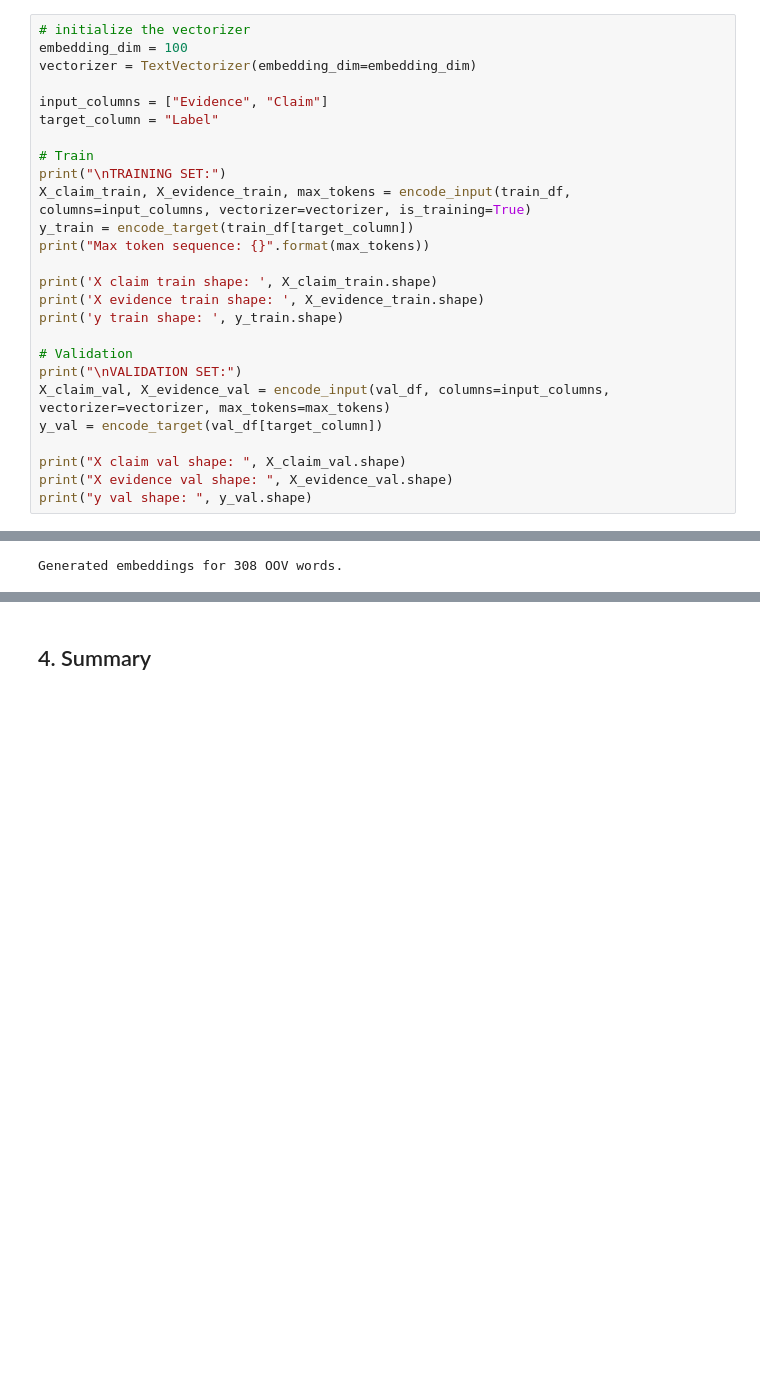
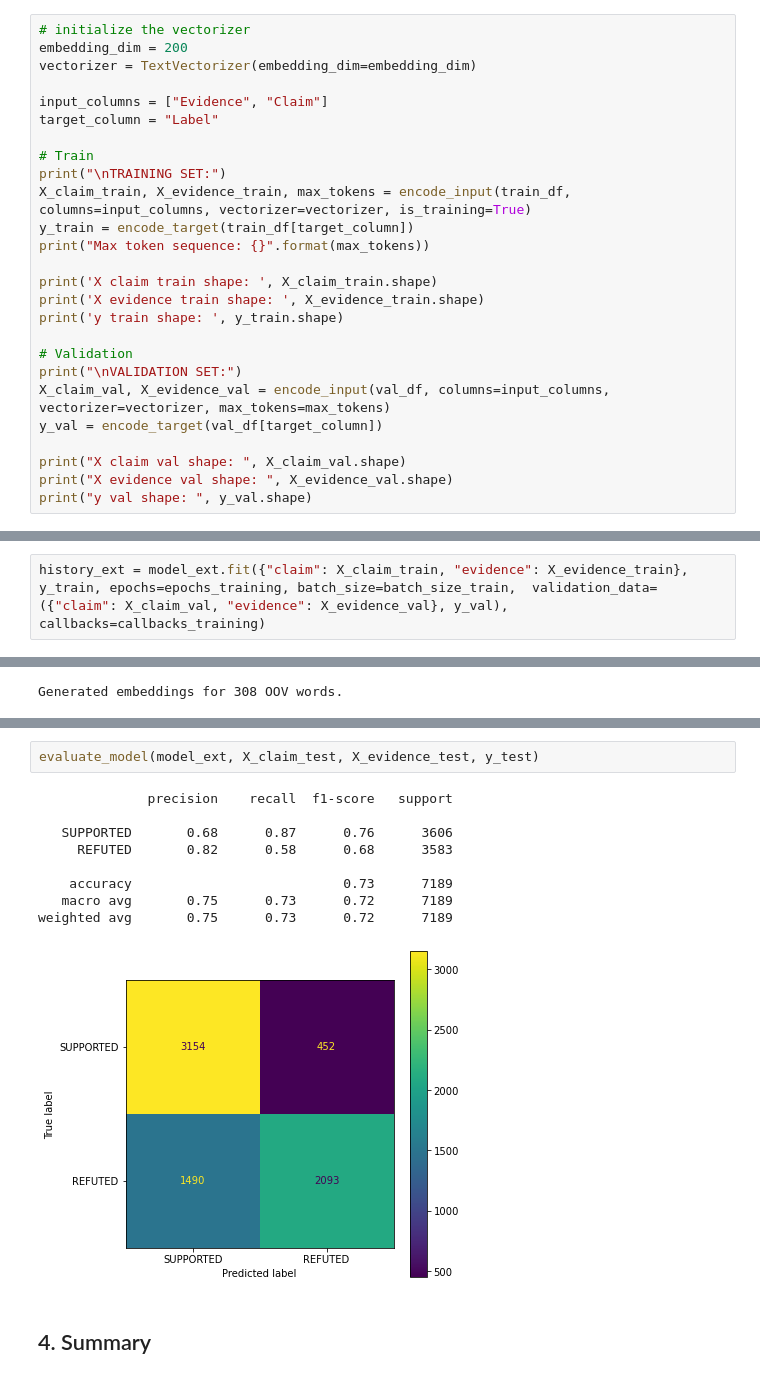
Before and after one commit to TheOnesThatWereAbroad/FactChecking, a Jupyter notebook: FactChecking.ipynb, the cells around one changed output, grey strips where cells are left out. Saved outputs shown, nothing was run; the diff lists cells and outputs as text; blank space fills up the shorter version.

```diff
--- a/FactChecking.ipynb
+++ b/FactChecking.ipynb
@@ -554,7 +570,7 @@ Given all the previous building block, we are able to prepare the input and targ
 The *embedding matrix* will be stored in `vectorizer.embedding_matrix`.
 # %%
 # initialize the vectorizer
-embedding_dim = 100
+embedding_dim = 200
 vectorizer = TextVectorizer(embedding_dim=embedding_dim)
 
 input_columns = ["Evidence", "Claim"]
@@ -795,0 +898,2 @@ Epoch 22/100
+# %%
+history_ext = model_ext.fit({"claim": X_claim_train, "evidence": X_evidence_train}, y_train, epochs=epochs_training, batch_size=batch_size_train,  validation_data=({"claim": X_claim_val, "evidence": X_evidence_val}, y_val), callbacks=callbacks_training)
@@ -897,2 +1042,14 @@ weighted avg       0.75      0.74      0.74      7189
+# %%
+evaluate_model(model_ext, X_claim_test, X_evidence_test, y_test)
+# %% [output]
+              precision    recall  f1-score   support
+
+   SUPPORTED       0.68      0.87      0.76      3606
+     REFUTED       0.82      0.58      0.68      3583
+
+    accuracy                           0.73      7189
+   macro avg       0.75      0.73      0.72      7189
+weighted avg       0.75      0.73      0.72      7189
+[figure, added]
 # %% [markdown]
 ## 4. Summary
```
Also changed, not shown: parts of 23 cells of this notebook.
